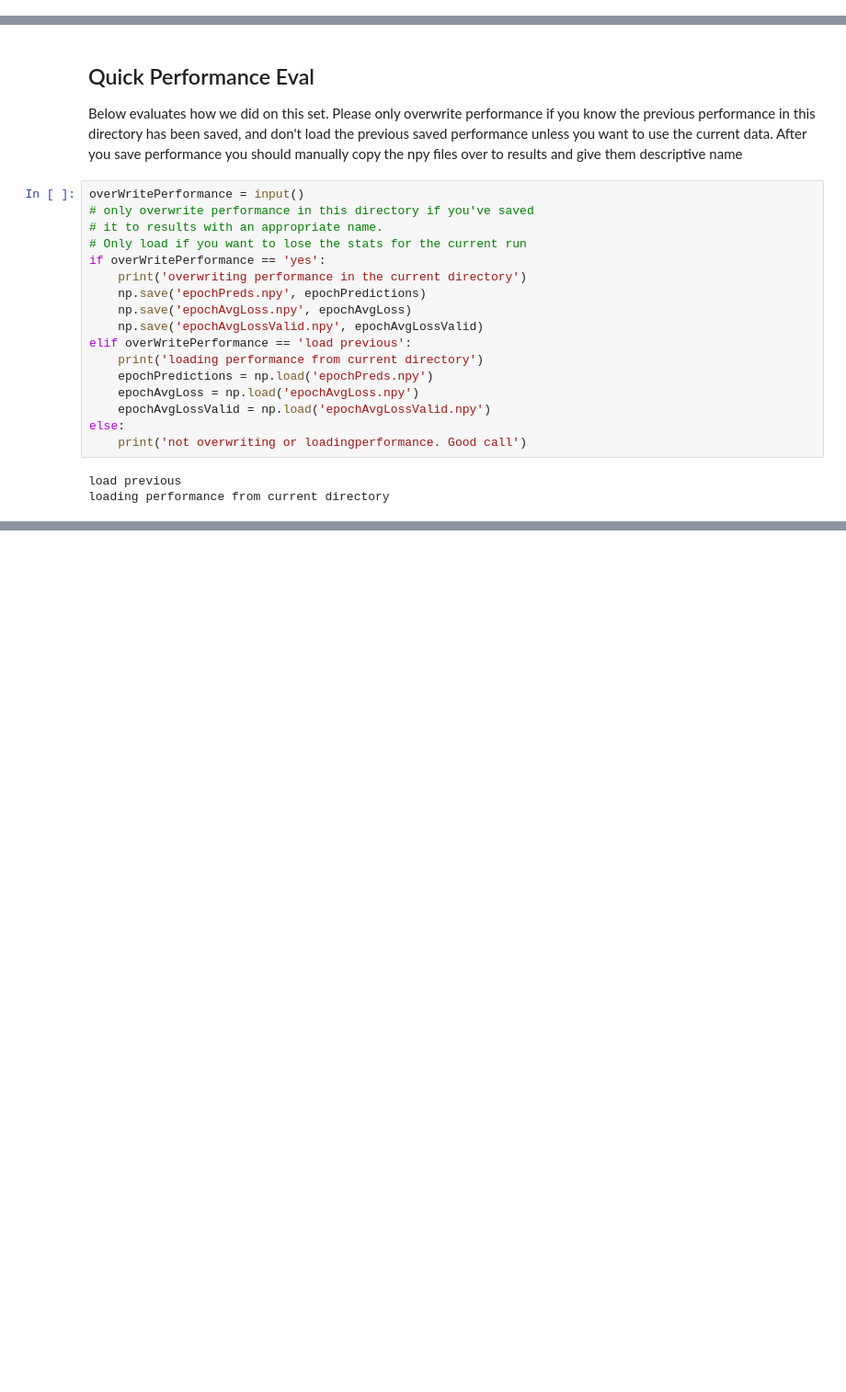
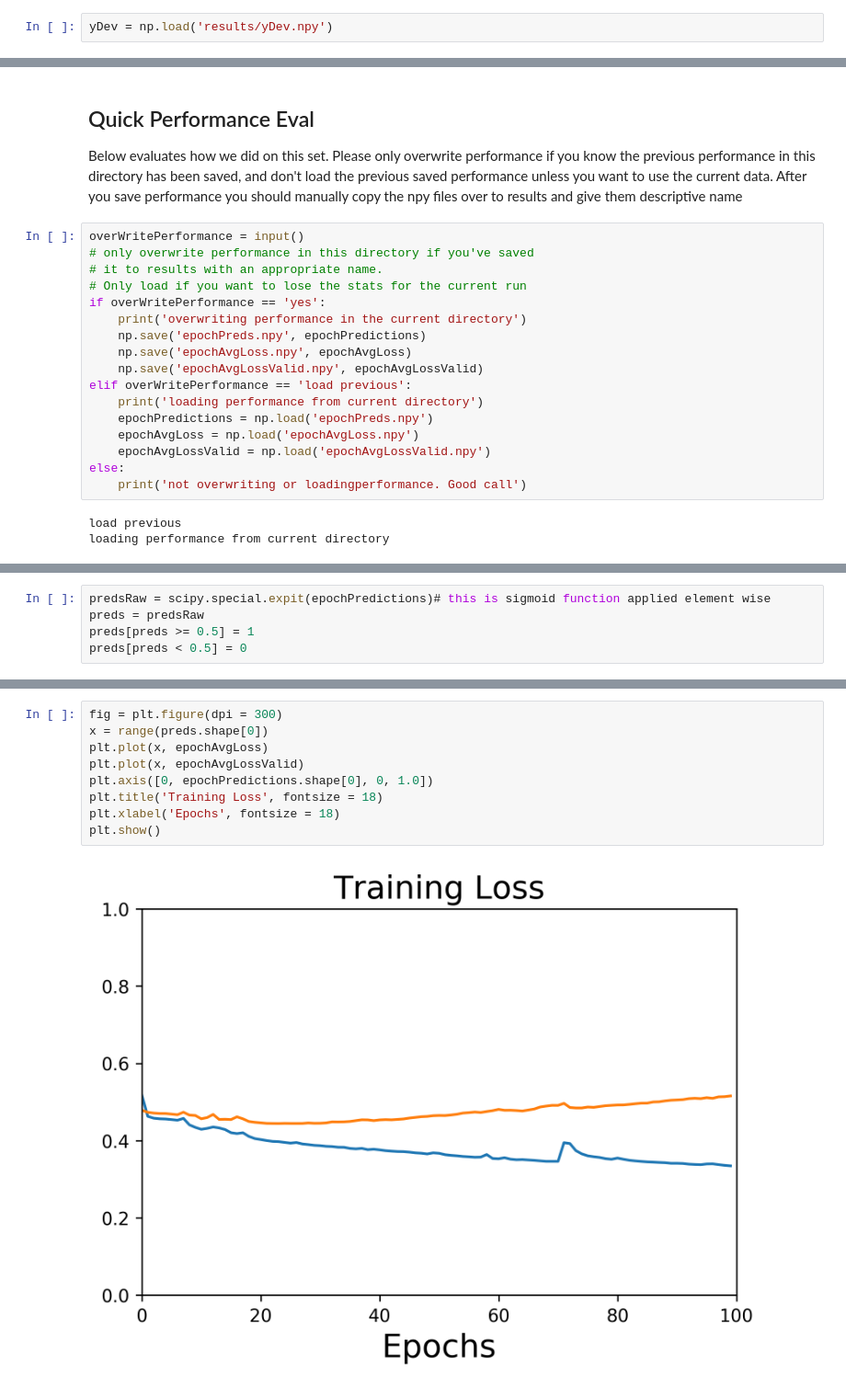
Before and after one commit to rivas-lab/FasTag, a Jupyter notebook: LSTMNotebook.ipynb, the cells around one changed output, grey strips where cells are left out. Shown at 92% size. Saved outputs shown, nothing was run; the diff lists cells and outputs as text; blank space fills up the shorter version.

Commit message:
added code for some more plotting and some dead end code for confusion matrices

```diff
--- a/LSTMNotebook.ipynb
+++ b/LSTMNotebook.ipynb
@@ -84,6 +82,8 @@ else:
 # %% [output]
 no
 not overwriting xDev and yDev. You probably do not want this anyway
+# %%
+yDev = np.load('results/yDev.npy')
 # %%
 print('Max note length %d'%(helper.max_length))
 print('Number of Icd9 codes %d'%(helper.n_labels))
@@ -300,0 +303,5 @@ print(yDev.shape)
+# %%
+predsRaw = scipy.special.expit(epochPredictions)# this is sigmoid function applied element wise
+preds = predsRaw
+preds[preds >= 0.5] = 1
+preds[preds < 0.5] = 0
@@ -300,0 +328,11 @@ print(yDev.shape)
+# %%
+fig = plt.figure(dpi = 300)
+x = range(preds.shape[0])
+plt.plot(x, epochAvgLoss)
+plt.plot(x, epochAvgLossValid)
+plt.axis([0, epochPredictions.shape[0], 0, 1.0])
+plt.title('Training Loss', fontsize = 18)
+plt.xlabel('Epochs', fontsize = 18)
+plt.show()
+# %% [output]
+[figure, added]
```
Also changed, not shown: parts of 9 cells of this notebook, 3 other files.
